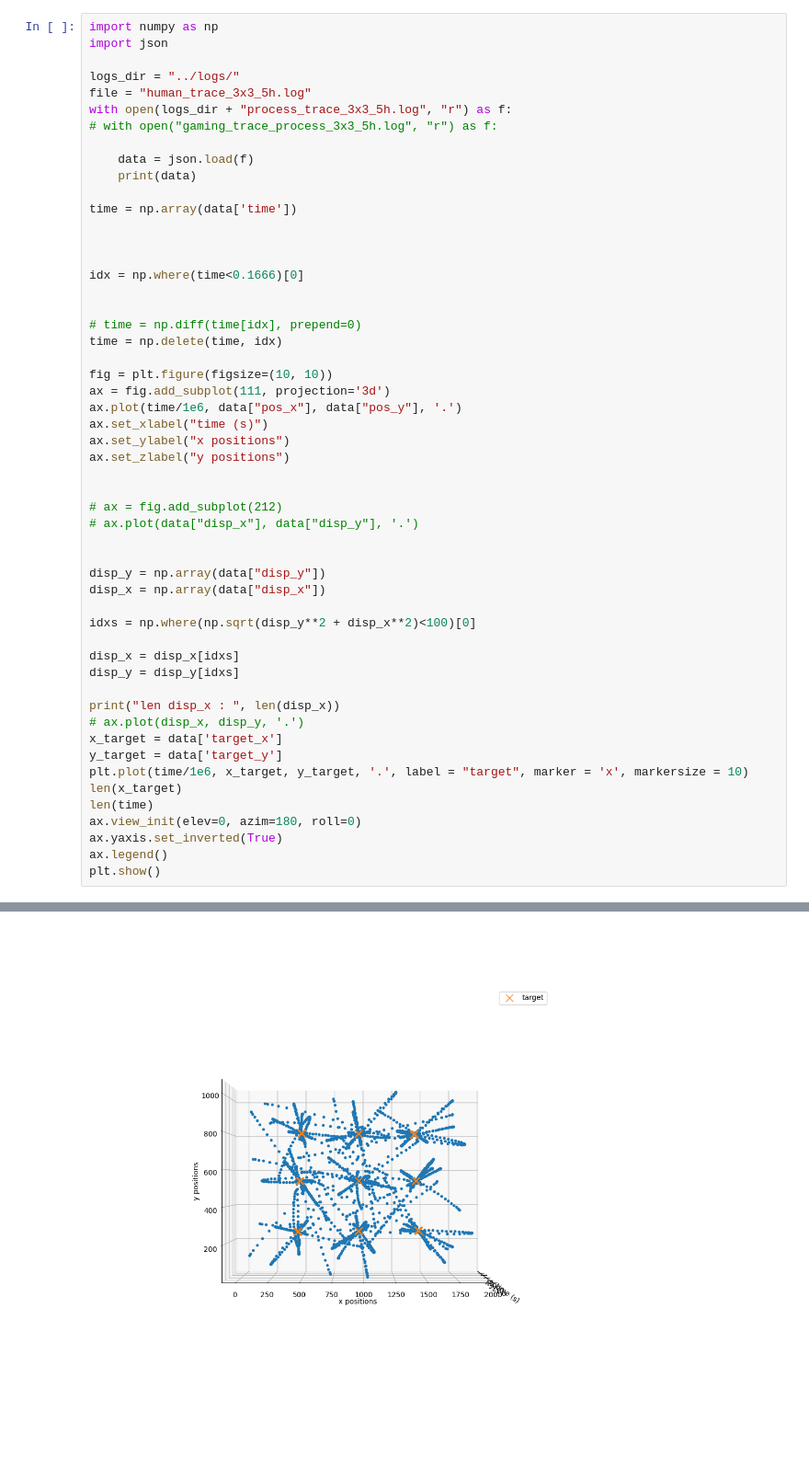
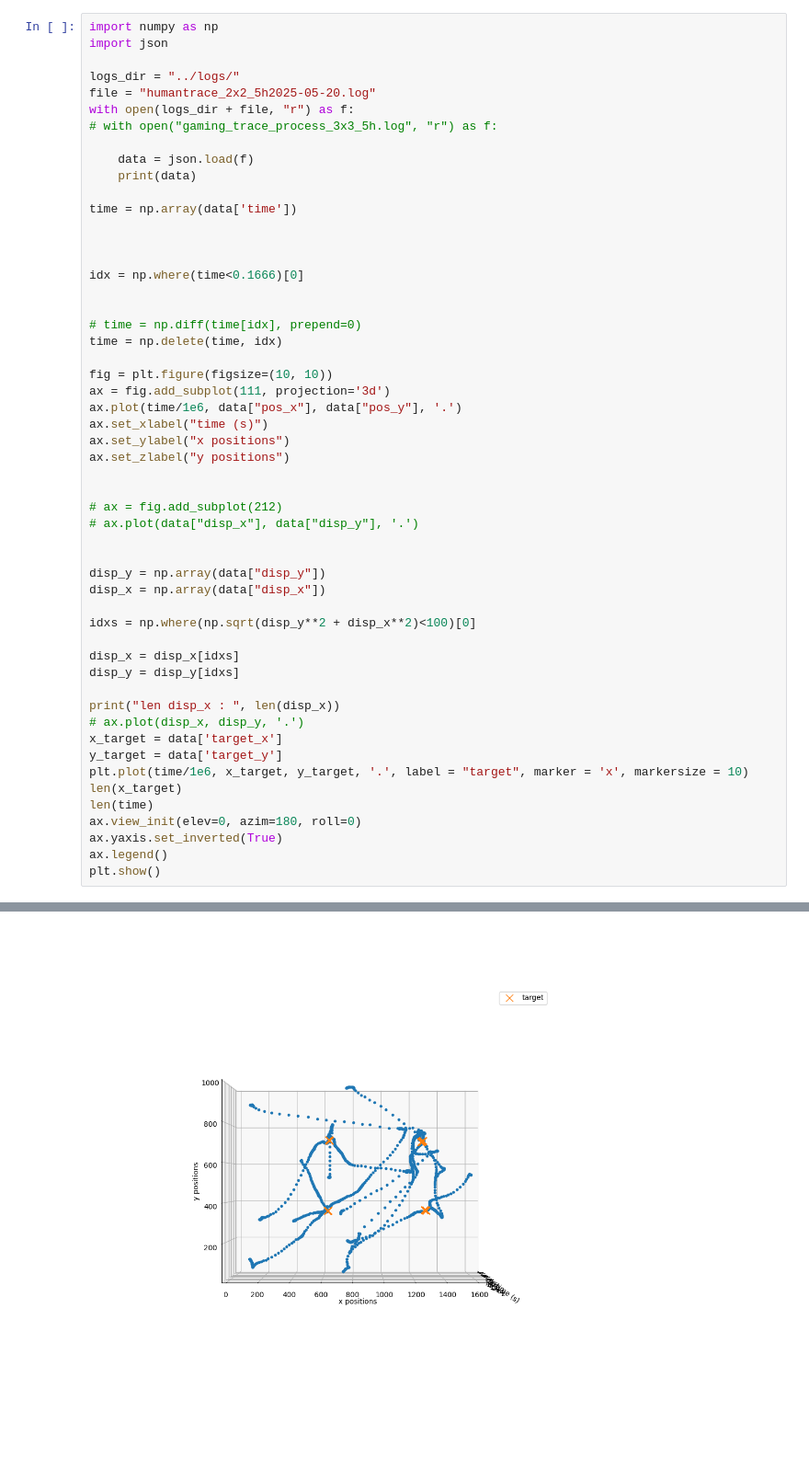
Before and after one commit to joaoMartinSaquet/smartDarts, a Jupyter notebook: smartdarts/jupyter/viz.ipynb, the cells around one changed output, grey strips where cells are left out. Shown at 92% size. Drawn from its saved outputs; the diff is of its cells as text.

```diff
--- a/smartdarts/jupyter/viz.ipynb
+++ b/smartdarts/jupyter/viz.ipynb
@@ -44,8 +43,8 @@ import numpy as np
 import json
 
 logs_dir = "../logs/"
-file = "human_trace_3x3_5h.log"
-with open(logs_dir + "process_trace_3x3_5h.log", "r") as f:
+file = "humantrace_2x2_5h2025-05-20.log"
+with open(logs_dir + file, "r") as f:
 # with open("gaming_trace_process_3x3_5h.log", "r") as f:
 
     data = json.load(f)
@@ -98 +97 @@ len disp_x :  2470
-[figure, old version]
+[figure, new version]
```
Also changed, not shown: parts of 4 cells of this notebook, 2 other files.
